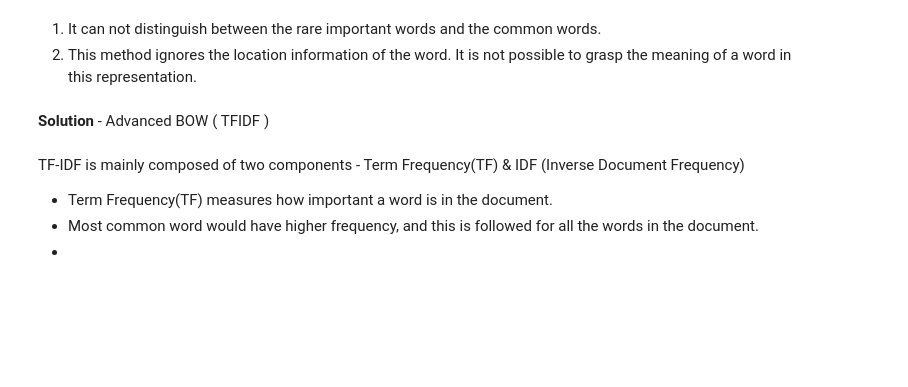
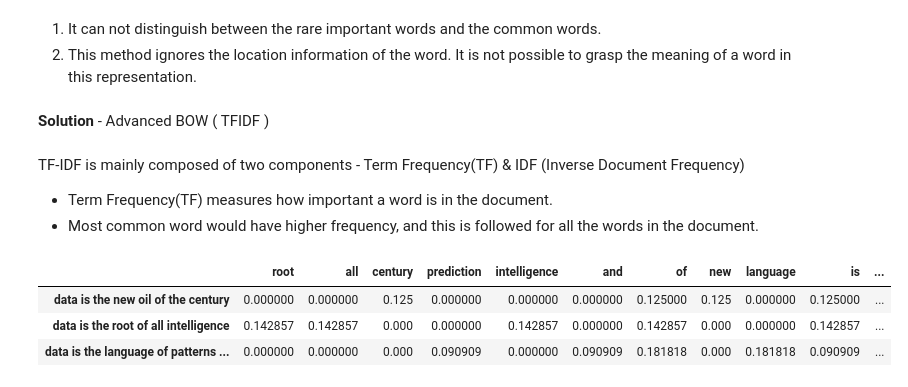
Before and after one commit to theCuriousHAT/TextRepresentationNLP, a Jupyter notebook: Text_representation/nlp2_text_repre_medium_article.ipynb, the cells around one changed output. Saved outputs shown, nothing was run; the diff lists cells and outputs as text; code cells hidden in the pictures; blank space fills up the shorter version.

```diff
--- a/Text_representation/nlp2_text_repre_medium_article.ipynb
+++ b/Text_representation/nlp2_text_repre_medium_article.ipynb
@@ -309,4 +306,37 @@ TF-IDF is mainly composed of two components - Term Frequency(TF) & IDF (Inverse
 
 * Term Frequency(TF) measures how important a word is in the document.
 * Most common word would have higher frequency, and this is followed for all the words in the document.
-*
+# %%
+
+corpus = [
+    "data is the new oil of the century",
+    "data is the root of all intelligence",
+    "data is the language of patterns and the language of prediction"
+]
+
+def get_term_frequency(corpus):
+    vocabulary = set([x for x in " ".join(corpus).lower().split(" ")])
+
+    tf_list = []
+
+    for sentence in corpus:
+        sentence_tf = dict([(v,0) for v in vocabulary])
+
+        for word in word_tokenize(sentence.lower()):
+            sentence_tf[word] +=1
+        for v in vocabulary:
+            sentence_tf[v] /= len(word_tokenize(sentence.lower()))
+
+        tf_list.append(sentence_tf)
+
+    return tf_list
+
+term_frequency = get_term_frequency(corpus)
+df = pd.DataFrame(term_frequency)
+df.index = corpus
+display(df)
+# %% [output]
+|  | root | all | century | prediction | intelligence | and | of | new | language | is | ... |
+| data is the new oil of the century | 0.000000 | 0.000000 | 0.125 | 0.000000 | 0.000000 | 0.000000 | 0.125000 | 0.125 | 0.000000 | 0.125000 | ... |
+| data is the root of all intelligence | 0.142857 | 0.142857 | 0.000 | 0.000000 | 0.142857 | 0.000000 | 0.142857 | 0.000 | 0.000000 | 0.142857 | ... |
+| data is the language of patterns ... | 0.000000 | 0.000000 | 0.000 | 0.090909 | 0.000000 | 0.090909 | 0.181818 | 0.000 | 0.181818 | 0.090909 | ... |
```
Also changed, not shown: parts of 25 cells of this notebook.
